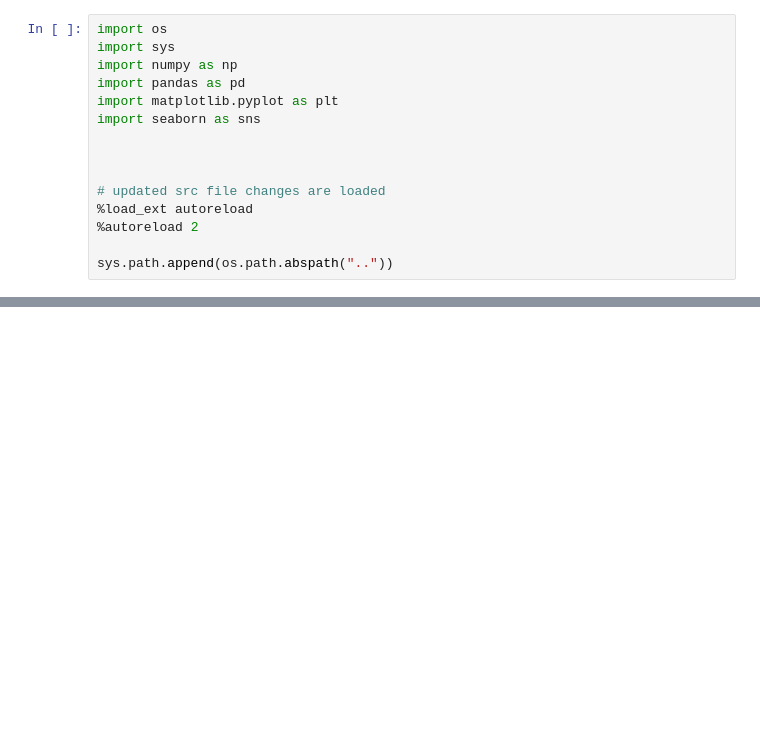
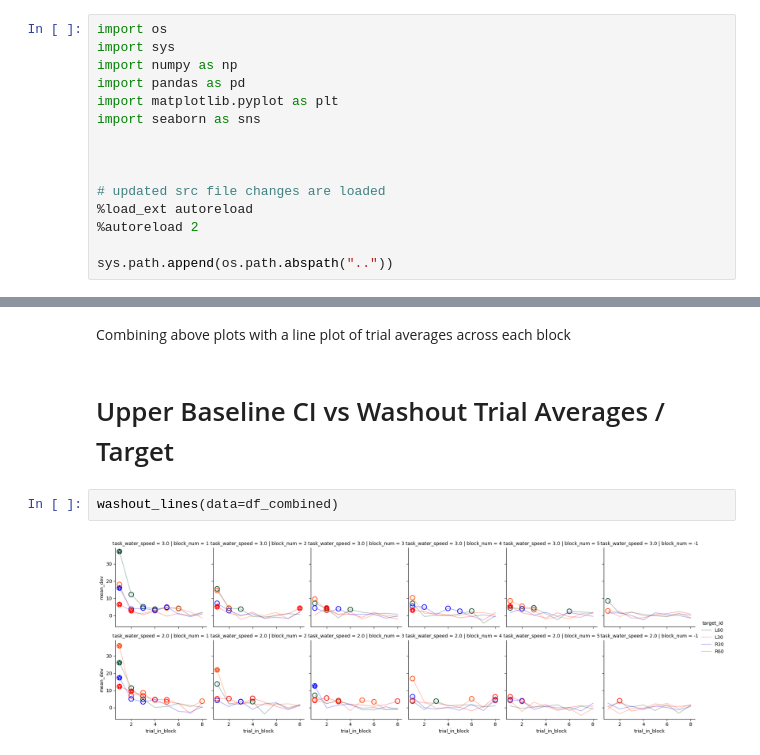
Before and after one commit to jacobjb02/vr-motor-adaptation-notebooks, a Jupyter notebook: Notebook/washout.ipynb, the cells around one changed output, grey strips where cells are left out. Drawn from its saved outputs; the diff is of its cells as text; blank space fills up the shorter version.

```diff
--- a/Notebook/washout.ipynb
+++ b/Notebook/washout.ipynb
@@ -66,0 +209,8 @@ g.map_dataframe(
+# %% [markdown]
+Combining above plots with a line plot of trial averages across each block
+# %% [markdown]
+# Upper Baseline CI vs Washout Trial Averages / Target
+# %%
+washout_lines(data=df_combined)
+# %% [output]
+[figure, added]
```
Also changed, not shown: parts of 11 cells of this notebook, 4 other files.
